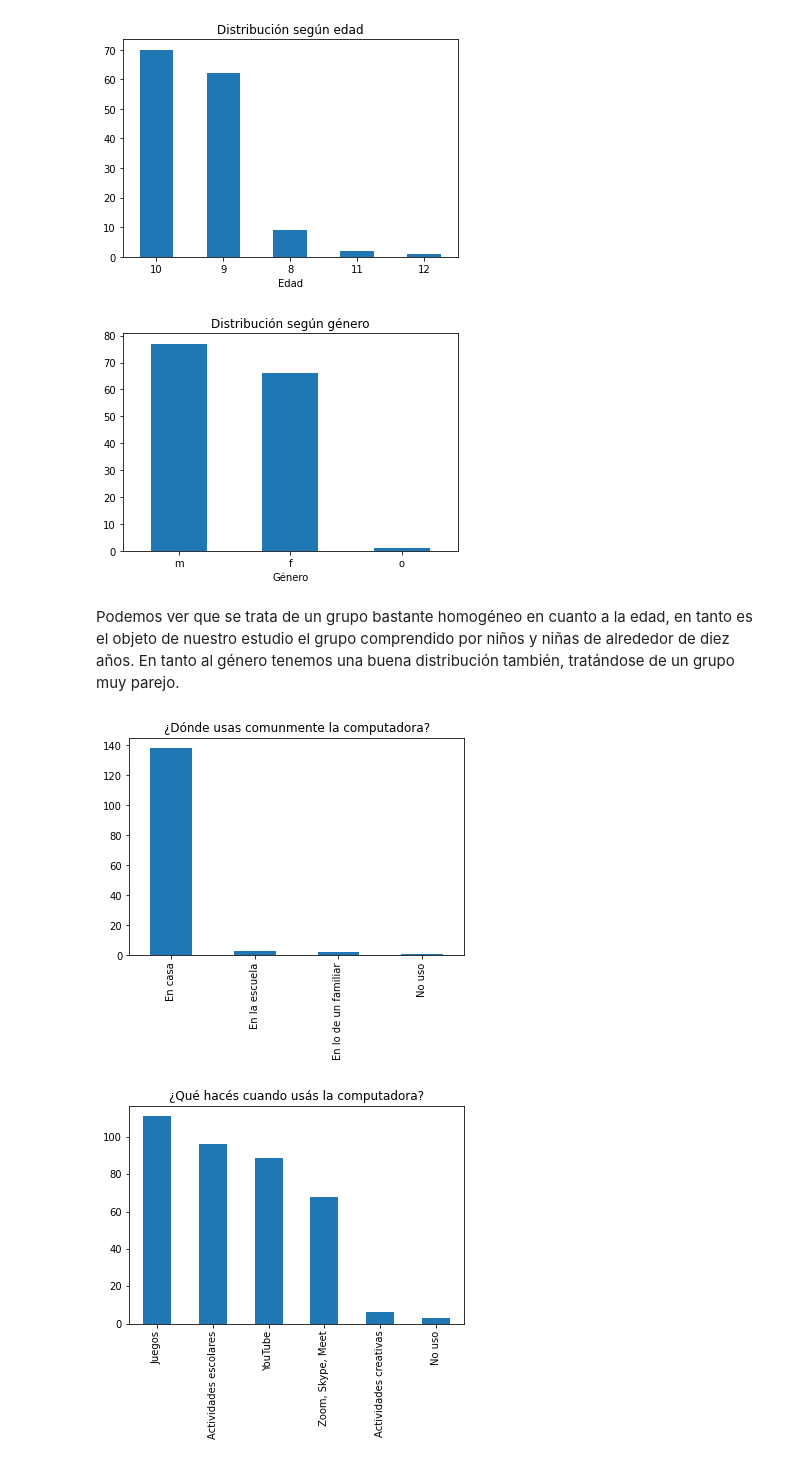
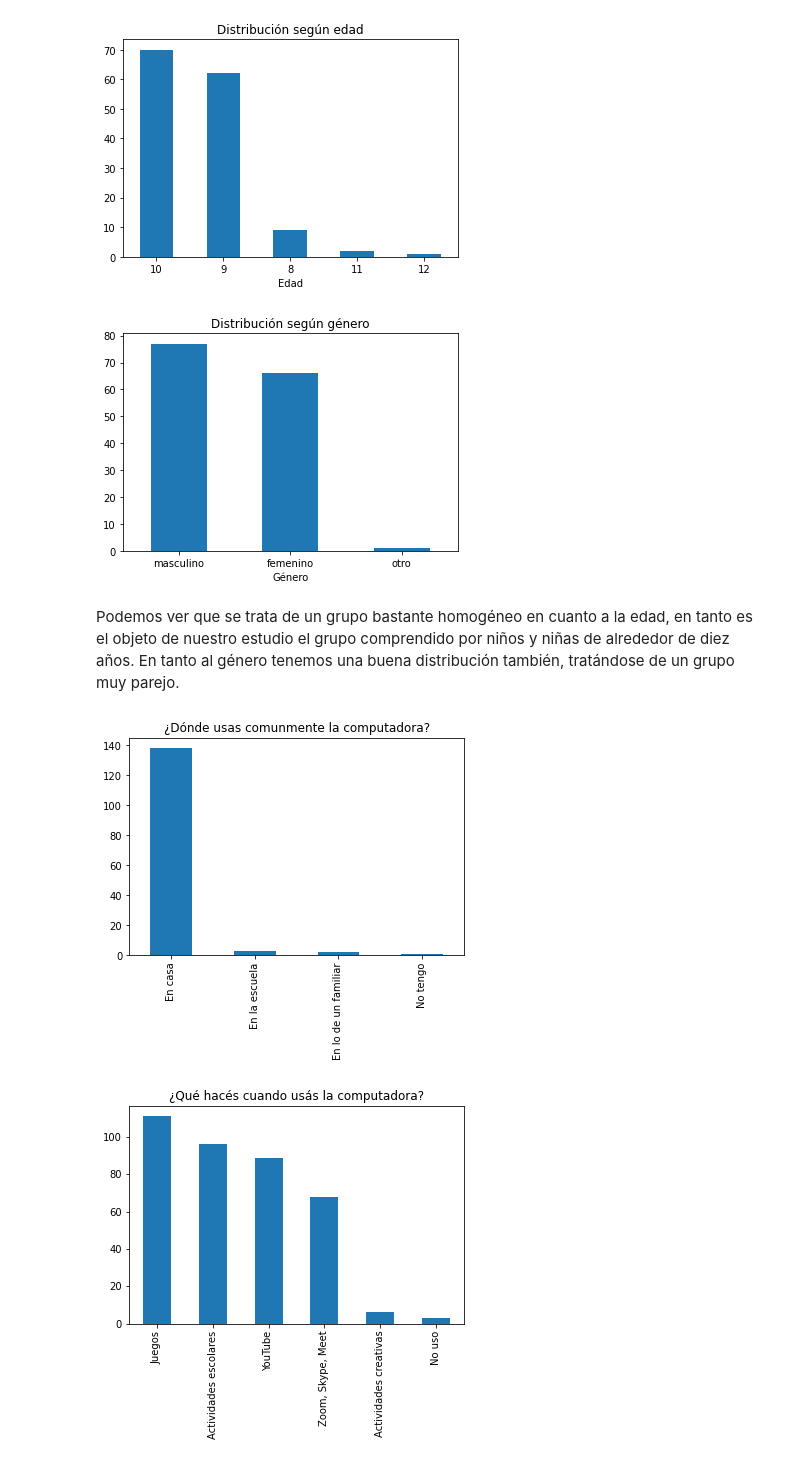
Before and after one commit to luparral/misconceptions, a Jupyter notebook: notebooks/Análisis exploratorio.ipynb, the cells around one changed output. Cells and saved outputs as stored; diff of their text form; code cells hidden in the pictures.

```diff
--- a/notebooks/Análisis exploratorio.ipynb
+++ b/notebooks/Análisis exploratorio.ipynb
@@ -44,23 +44,24 @@ plt.title("Distribución según edad");
 # %%
 # Participantes por Género
 
 df["q_genero"].value_counts().plot.bar(rot=0)
 plt.xlabel("Género")
+plt.xticks([0, 1, 2], ['masculino', 'femenino', 'otro'])
 plt.title("Distribución según género");
 # %% [output]
-[figure, old version]
+[figure, new version]
 # %% [markdown]
 Podemos ver que se trata de un grupo bastante homogéneo en cuanto a la edad, en tanto es el objeto de nuestro estudio el grupo comprendido por niños y niñas de alrededor de diez años. En tanto al género tenemos una buena distribución también, tratándose de un grupo muy parejo.
 # %%
-# En qué lugar usas más comunmente la computadora
+# En qué lugar usas más comunmente la computadora?
 positions = (0, 1, 2, 3)
-labels = ("En casa", "En la escuela", "En lo de un familiar", "No uso")
+labels = ("En casa", "En la escuela", "En lo de un familiar", "No tengo")
 
 df["q_donde_compu"].value_counts().plot.bar()
 plt.title("¿Dónde usas comunmente la computadora?")
 plt.xticks(positions, labels);
 # %% [output]
-[figure, old version]
+[figure, new version]
 # %%
 # ¿Qué hacés cuando usás la computadora (podés elegir más de una opción)?
 positions = (0, 1, 2, 3, 4, 5)
```
Also changed, not shown: parts of 9 cells of this notebook, 1 other file.
